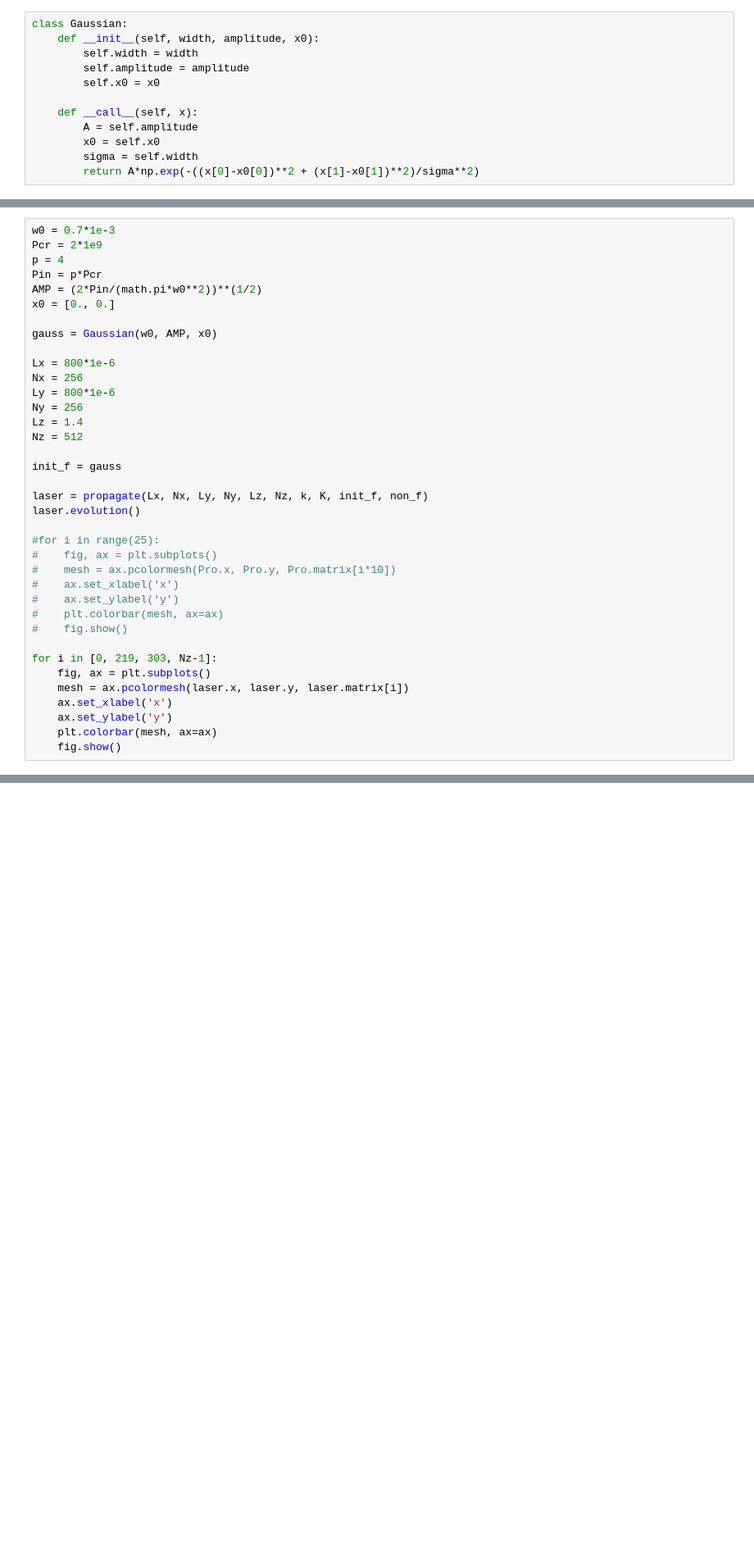
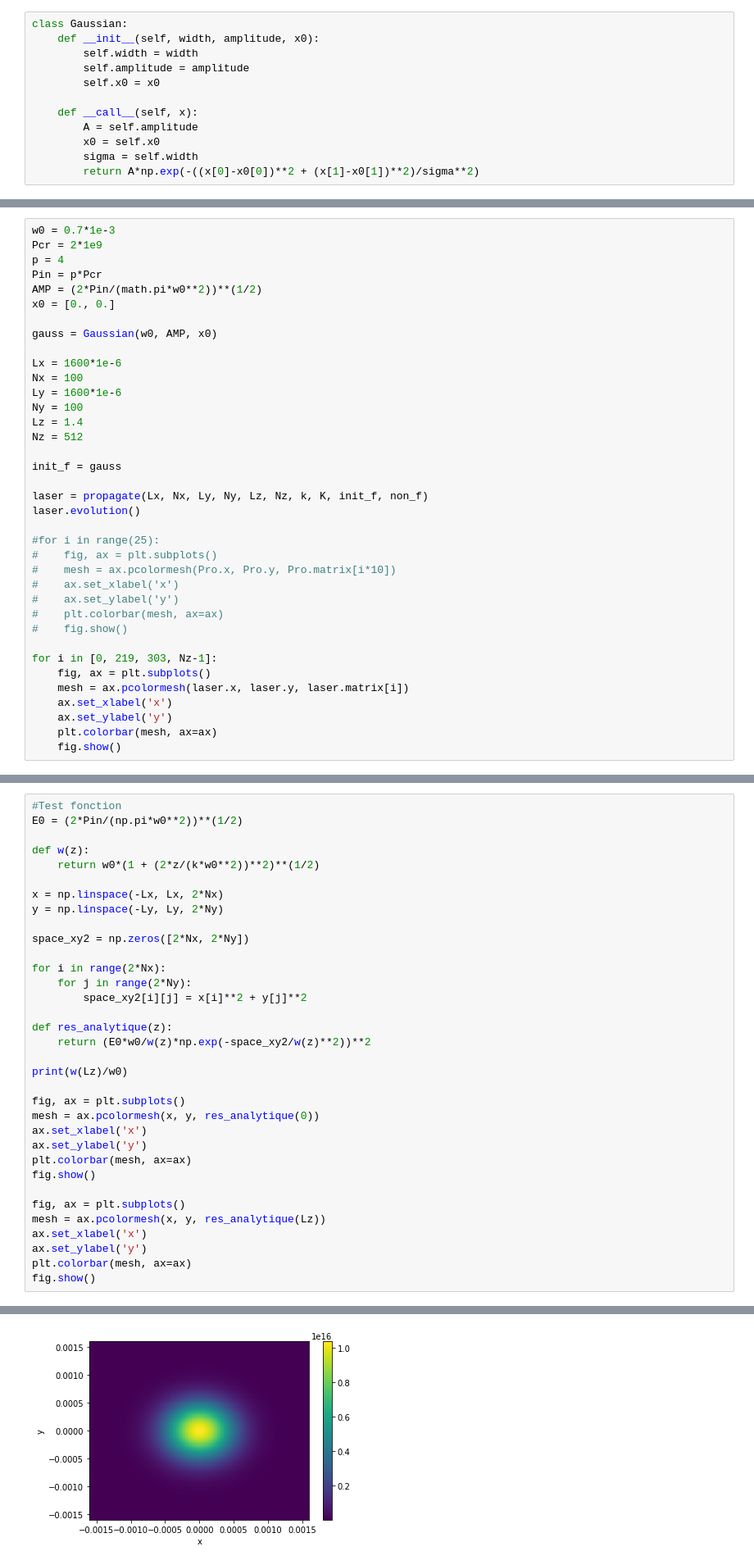
Before and after one commit to kimhong-chao/Project-PHY571, a Jupyter notebook: Design/EA.ipynb, the cells around one changed output, grey strips where cells are left out. Shown at 82% size. Drawn from its saved outputs; the diff is of its cells as text; blank space fills up the shorter version.

```diff
--- a/Design/EA.ipynb
+++ b/Design/EA.ipynb
@@ -126,10 +132,10 @@ x0 = [0., 0.]
 
 gauss = Gaussian(w0, AMP, x0)
 
-Lx = 800*1e-6
-Nx = 256
-Ly = 800*1e-6
-Ny = 256
+Lx = 1600*1e-6
+Nx = 100
+Ly = 1600*1e-6
+Ny = 100
 Lz = 1.4
 Nz = 512
 
@@ -155,0 +221,35 @@ for i in [0, 219, 303, Nz-1]:
+# %%
+#Test fonction
+E0 = (2*Pin/(np.pi*w0**2))**(1/2)
+
+def w(z):
+    return w0*(1 + (2*z/(k*w0**2))**2)**(1/2)
+
+x = np.linspace(-Lx, Lx, 2*Nx)
+y = np.linspace(-Ly, Ly, 2*Ny)
+
+space_xy2 = np.zeros([2*Nx, 2*Ny])
+
+for i in range(2*Nx):
+    for j in range(2*Ny):
+        space_xy2[i][j] = x[i]**2 + y[j]**2
+
+def res_analytique(z):
+    return (E0*w0/w(z)*np.exp(-space_xy2/w(z)**2))**2
+
+print(w(Lz)/w0)
+
+fig, ax = plt.subplots()
+mesh = ax.pcolormesh(x, y, res_analytique(0))
+ax.set_xlabel('x')
+ax.set_ylabel('y')
+plt.colorbar(mesh, ax=ax)
+fig.show()
+
+fig, ax = plt.subplots()
+mesh = ax.pcolormesh(x, y, res_analytique(Lz))
+ax.set_xlabel('x')
+ax.set_ylabel('y')
+plt.colorbar(mesh, ax=ax)
+fig.show()
+# %% [output]
@@ -155,0 +257 @@ for i in [0, 219, 303, Nz-1]:
+[figure, added]
```
Also changed, not shown: parts of 9 cells of this notebook.
